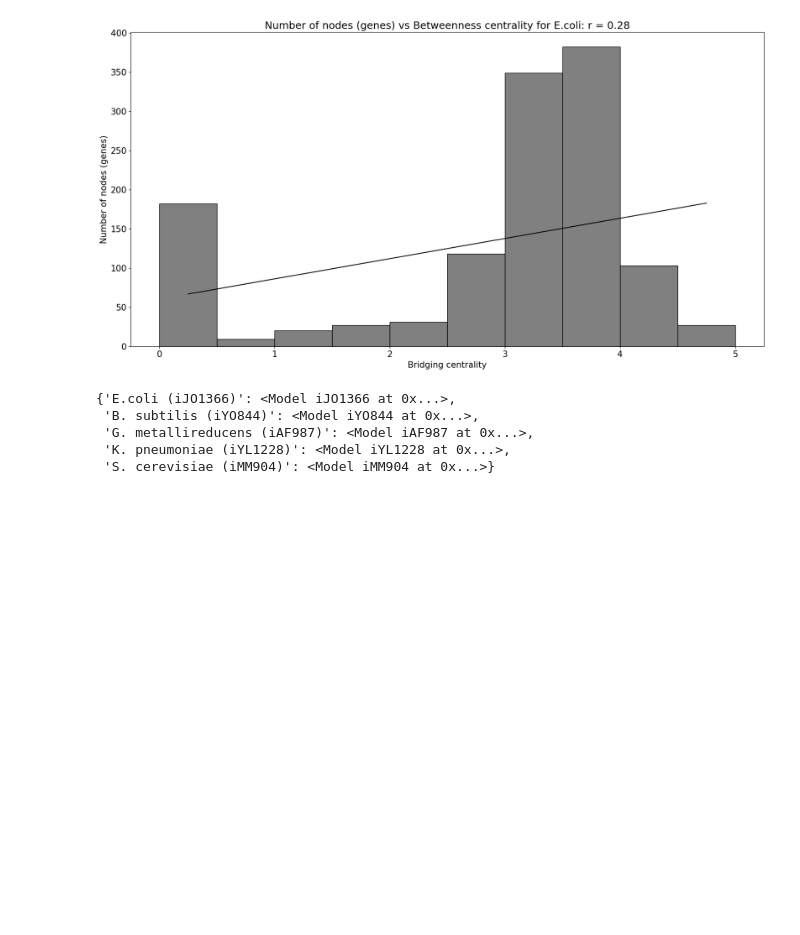
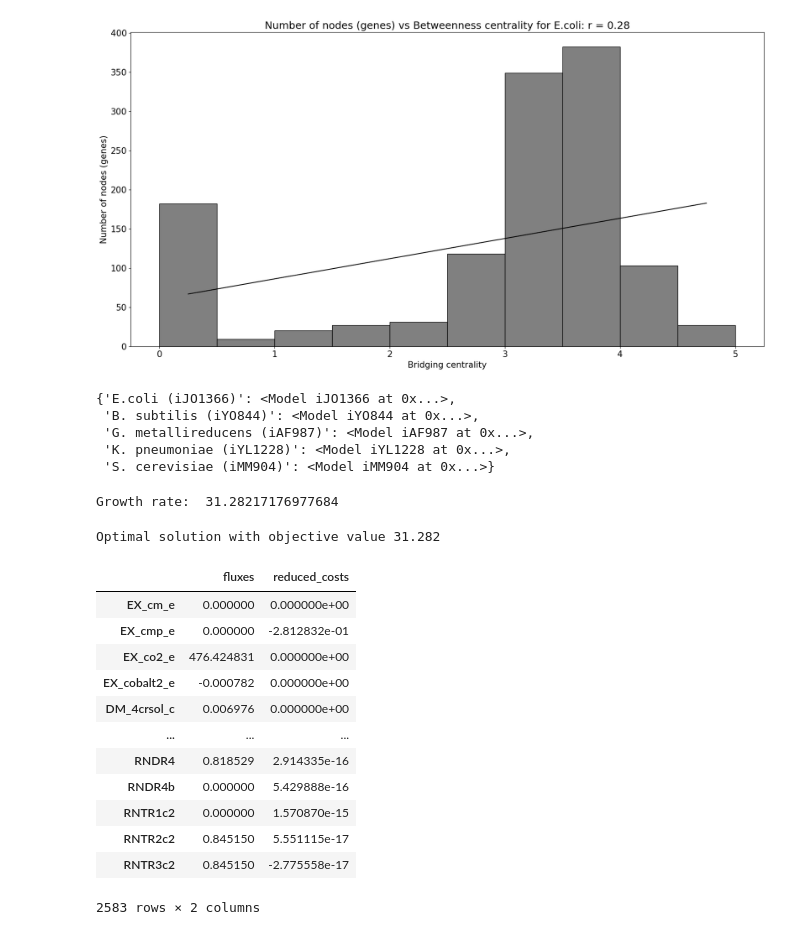
Before and after one commit to BennyKrup/BMI_206_Project, a Jupyter notebook: Initial_info.ipynb, the cells around one changed output. Saved outputs shown, nothing was run; the diff lists cells and outputs as text; code cells hidden in the pictures; blank space fills up the shorter version.

```diff
--- a/Initial_info.ipynb
+++ b/Initial_info.ipynb
@@ -103,3 +103,40 @@ Micro_models
  'G. metallireducens (iAF987)': <Model iAF987 at 0x...>,
  'K. pneumoniae (iYL1228)': <Model iYL1228 at 0x...>,
  'S. cerevisiae (iMM904)': <Model iMM904 at 0x...>}
+# %%
+import cobra
+from cobra.io import read_sbml_model
+from pathlib import Path
+import os
+
+allowed_nutrients = ['EX_ca2_e', 'EX_cl_e', 'EX_co2_e', 'EX_cobalt2_e', 'EX_cu2_e', 'EX_fe2_e', 'EX_fe3_e', 'EX_glc__D_e', 'EX_h_e', 'EX_h2o_e', 'EX_h_e', 'EX_k_e', 'EX_mg2_e', 'EX_mn2_e', 'EX_mqn8_e', 'EX_na1_e', 'EX_nh4_e', 'EX_ni2_e', 'EX_o2_e', 'EX_sel_e', 'EX_slnt_e', 'EX_so4_e', 'EX_tungs_e', 'EX_zn2_e']
+
+ecoli_model = Micro_models["E.coli (iJO1366)"]
+
+for reaction in ecoli_model.exchanges:
+    if reaction.id in allowed_nutrients:
+        reaction.lower_bound = -1000
+    #change this code so it only overrides when no value is given in the model
+
+solution = ecoli_model.optimize()
+
+print('Growth rate: ', solution.objective_value)
+# %% [output]
+Growth rate:  31.28217176977684
+# %%
+solution
+# %% [output]
+Optimal solution with objective value 31.282
+|  | fluxes | reduced_costs |
+| EX_cm_e | 0.000000 | 0.000000e+00 |
+| EX_cmp_e | 0.000000 | -2.812832e-01 |
+| EX_co2_e | 476.424831 | 0.000000e+00 |
+| EX_cobalt2_e | -0.000782 | 0.000000e+00 |
+| DM_4crsol_c | 0.006976 | 0.000000e+00 |
+| ... | ... | ... |
+| RNDR4 | 0.818529 | 2.914335e-16 |
+| RNDR4b | 0.000000 | 5.429888e-16 |
+| RNTR1c2 | 0.000000 | 1.570870e-15 |
+| RNTR2c2 | 0.845150 | 5.551115e-17 |
+| RNTR3c2 | 0.845150 | -2.775558e-17 |
+2583 rows × 2 columns
```
